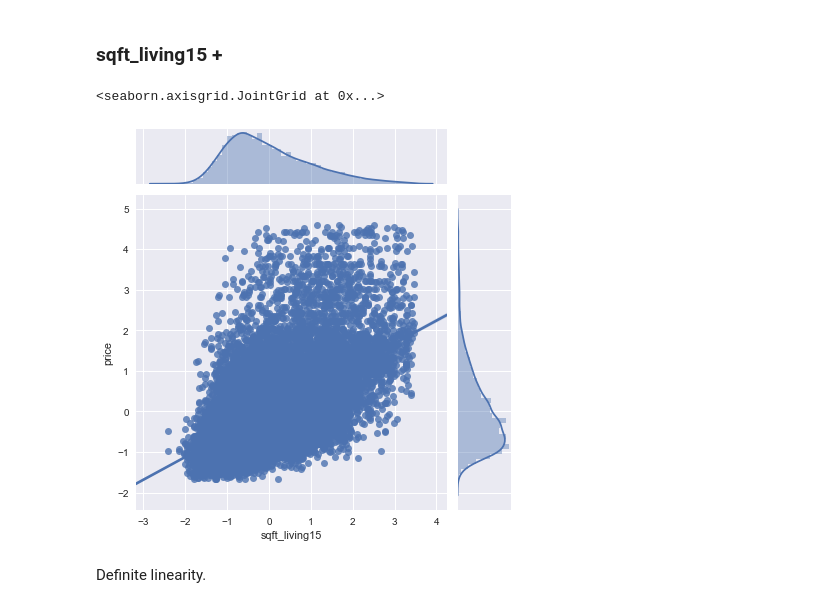
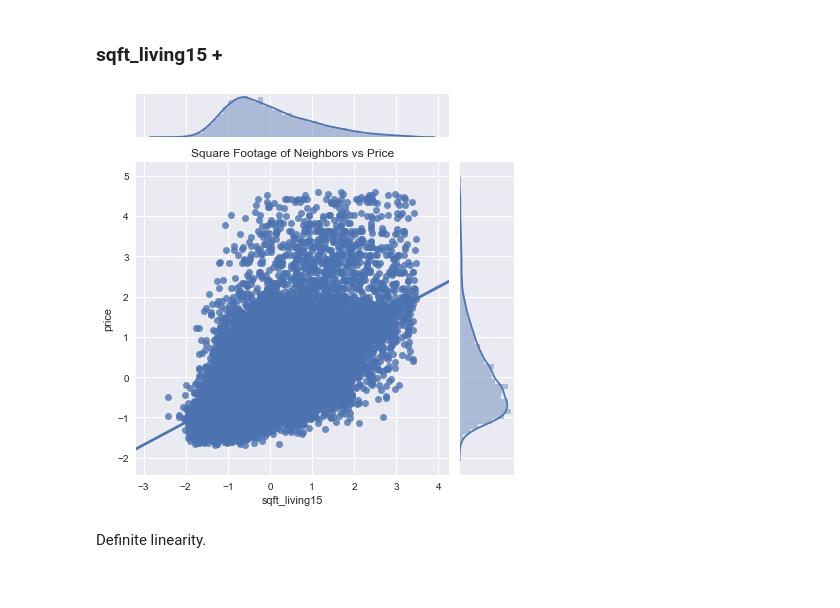
Before and after one commit to katmandoone/dsc-mod-2-project-v2-1-onl01-dtsc-pt-041320, a Jupyter notebook: student.ipynb, the cells around one changed output. Drawn from its saved outputs; the diff is of its cells as text; code cells hidden in the pictures.

```diff
--- a/student.ipynb
+++ b/student.ipynb
@@ -796,9 +800,11 @@ Not so linear.
 ### sqft_living15 +
 # %%
 sns.jointplot('sqft_living15', 'price', df, kind='reg')
+plt.title('Square Footage of Neighbors vs Price')
+plt.tight_layout()
+plt.savefig('sf15_price')
 # %% [output]
-<seaborn.axisgrid.JointGrid at 0x...>
-[figure, old version]
+[figure, new version]
 # %% [markdown]
 Definite linearity.
 # %% [markdown]
```
Also changed, not shown: parts of 25 cells of this notebook, 9 other files.
